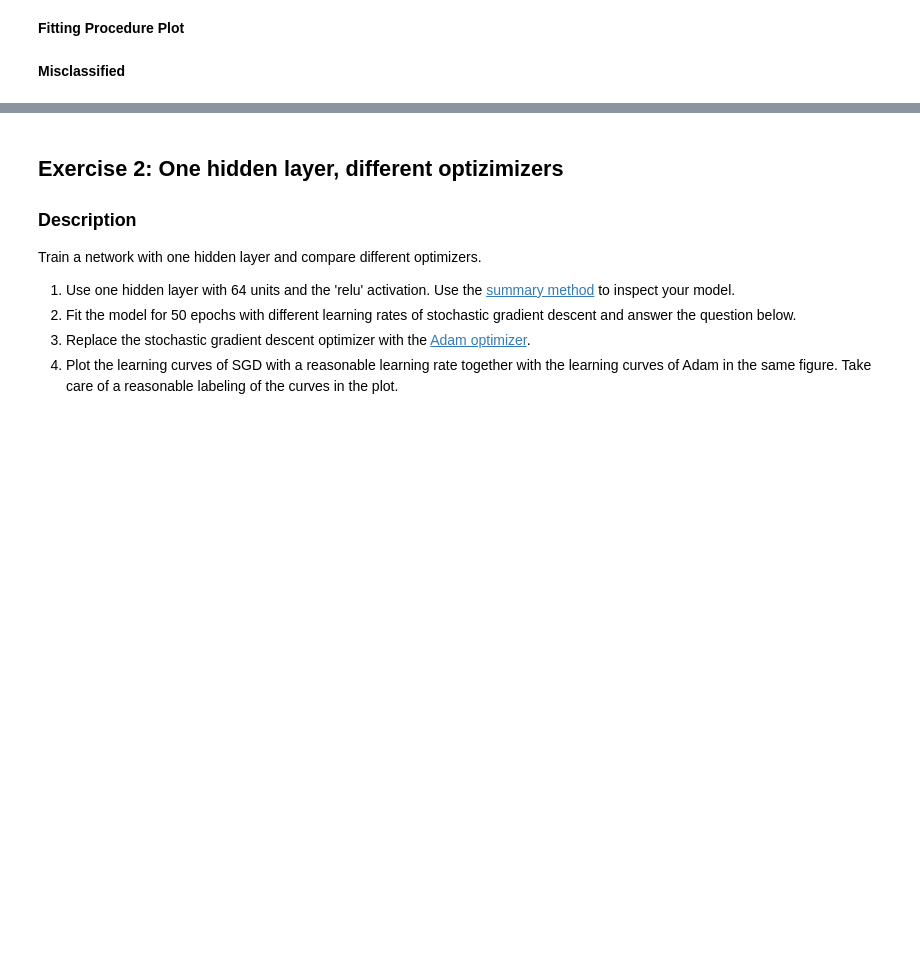
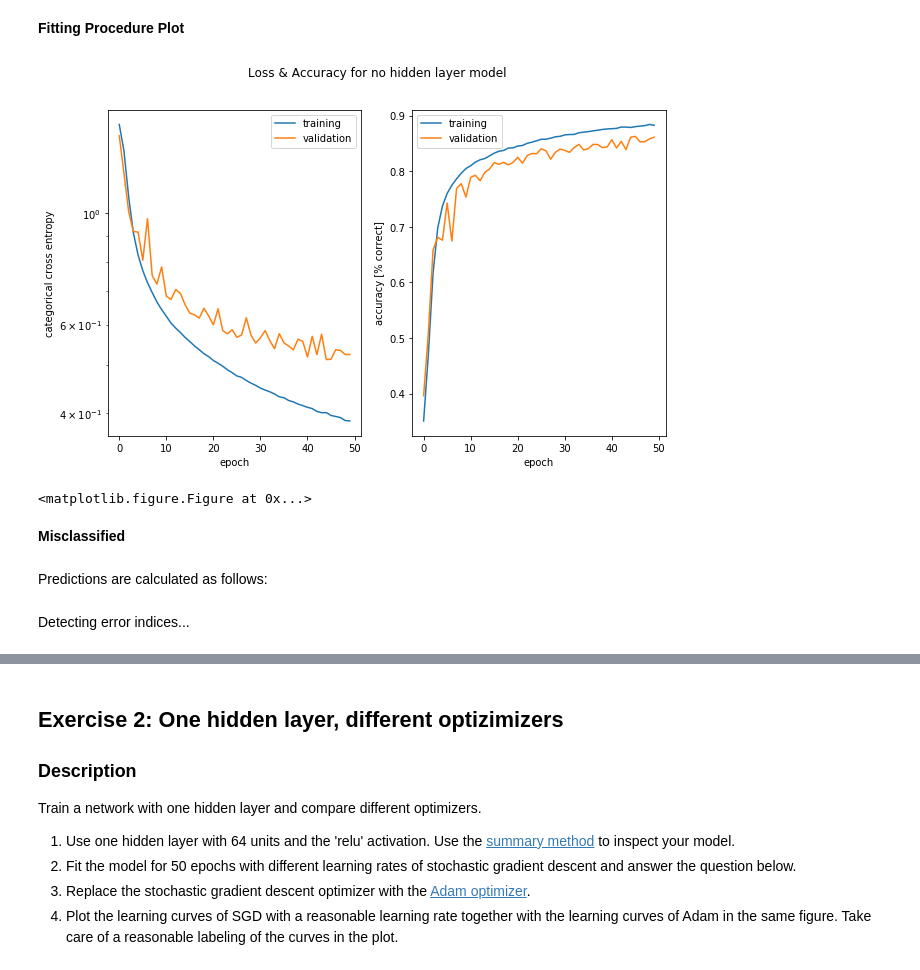
Before and after one commit to denngan/ann, a Jupyter notebook: miniproject1/miniproject1.ipynb, the cells around one changed output, grey strips where cells are left out. Drawn from its saved outputs; the diff is of its cells as text; code cells hidden in the pictures; blank space fills up the shorter version.

```diff
--- a/miniproject1/miniproject1.ipynb
+++ b/miniproject1/miniproject1.ipynb
@@ -98,6 +104,7 @@ def plot_some_samples(x, y = [], yhat = [], select_from = [],
                                              verticalalignment='top',
                                              horizontalalignment='right',
                                              transform=thisax.transAxes)
+    plt.close()
     return fig
 
 def prepare_standardplot(title, xlabel):
@@ -117,8 +124,8 @@ def finalize_standardplot(fig, ax1, ax2):
     ax2handles, ax2labels = ax2.get_legend_handles_labels()
     if len(ax2labels) > 0:
         ax2.legend(ax2handles, ax2labels)
-    fig.tight_layout()
-    plt.subplots_adjust(top=0.9)
+    #fig.tight_layout()
+    plt.subplots_adjust(top=1.2)
 
 def plot_history(history, title):
     fig, ax1, ax2 = prepare_standardplot(title, 'epoch')
@@ -126,8 +133,20 @@ def plot_history(history, title):
     ax1.plot(history.history['val_loss'], label = "validation")
     ax2.plot(history.history['acc'], label = "training")
     ax2.plot(history.history['val_acc'], label = "validation")
+    plt.close()
     finalize_standardplot(fig, ax1, ax2)
     return fig
+
+def plot_comparison(histories, optimizers, title):
+    fig, ax1, ax2 = prepare_standardplot(title, 'epoch')
+    for idx, history in enumerate(histories):
+        ax1.plot(history.history['loss'], label = "training "+ optimizers[idx])
+        ax1.plot(history.history['val_loss'], label = "validation " + optimizers[idx])
+        ax2.plot(history.history['acc'], label = "training "+optimizers[idx])
+        ax2.plot(history.history['val_acc'], label = "validation "+optimizers[idx])
+    plt.close()
+    finalize_standardplot(fig, ax1, ax2)
+    return fig
 # %% [markdown]
 ### Loading and preprocessing the data
 
@@ -262,9 +281,10 @@ _________________________________________________________________
 # starting...
 start = time.time()
 # fitting...
-history = model.fit(np.asarray(x_train), y_train,
+history = model.fit(x_train, y_train,
                     batch_size=batch_size,
                     epochs=epochs,
+                    validation_data = (x_test, y_test),
                     verbose=0)
 # the end
 end = time.time()
@@ -284,4 +304,11 @@ Test accuracy: 0.3955056179808767
 # %% [markdown]
 **Fitting Procedure Plot**
+# %%
+plot_history(history, 'Loss & Accuracy for no hidden layer model')
+# %% [output]
+[figure, added]
+<matplotlib.figure.Figure at 0x...>
 # %% [markdown]
 **Misclassified**
+# %% [markdown]
+Predictions are calculated as follows:
@@ -287,0 +317,2 @@ Test accuracy: 0.3955056179808767
+# %% [markdown]
+Detecting error indices...
```
Also changed, not shown: parts of 28 cells of this notebook.
